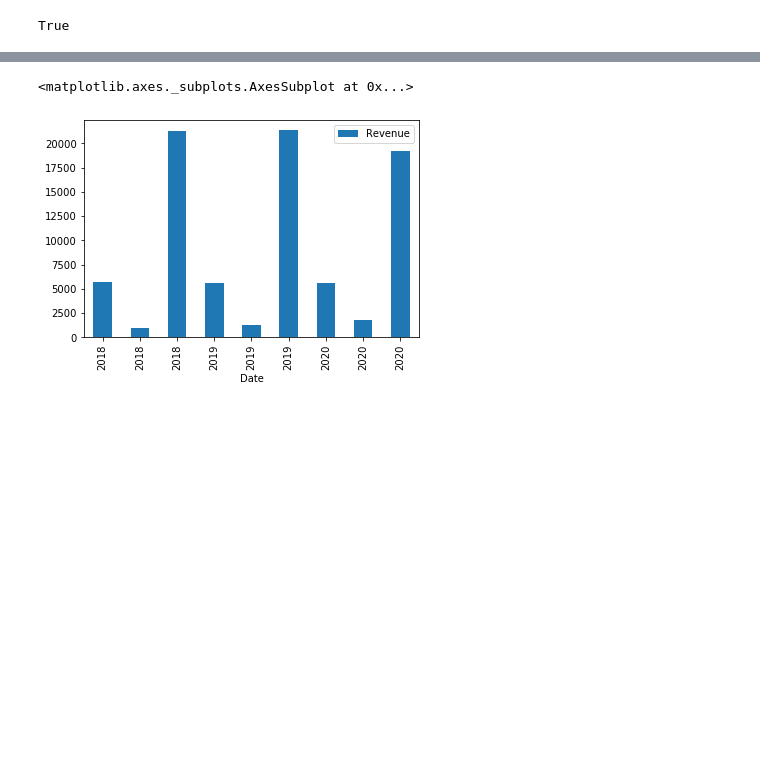
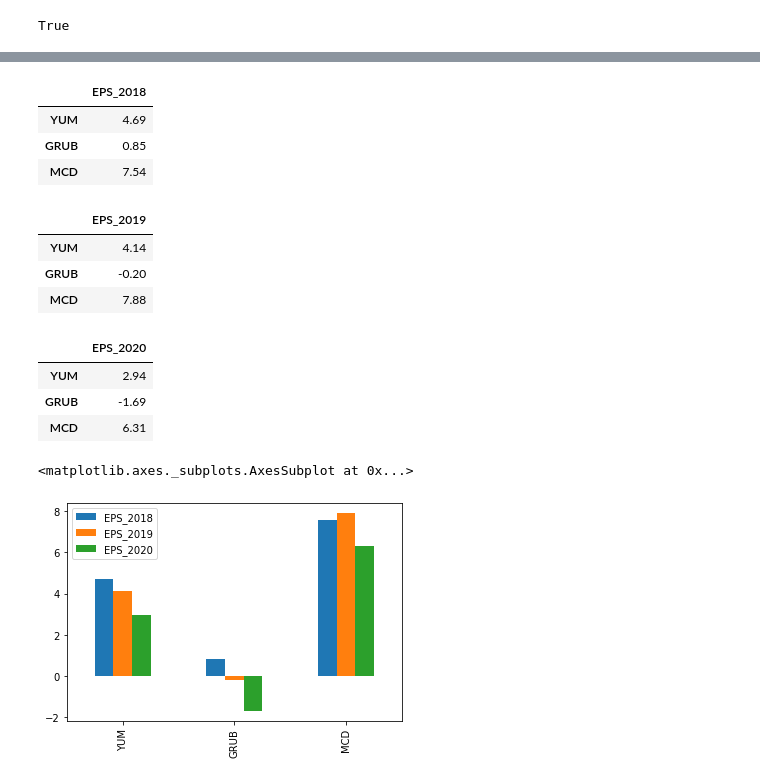
Before and after one commit to joebarry1252/Newly_Minted, a Jupyter notebook: notebooks/Samuel's Notebook/Data Analysis.ipynb, the cells around one changed output, grey strips where cells are left out. Saved outputs shown, nothing was run; the diff lists cells and outputs as text; code cells hidden in the pictures; blank space fills up the shorter version.

```diff
--- a/notebooks/Samuel's Notebook/Data Analysis.ipynb
+++ b/notebooks/Samuel's Notebook/Data Analysis.ipynb
@@ -49,8 +47,40 @@ Revenue_Data
 # %%
-Revenue_Data.plot.bar()
+#Revenue_Data.plot.bar()
-# %% [output]
-<matplotlib.axes._subplots.AxesSubplot at 0x...>
-[figure, removed]
+# %%
+eps_2018 = {"EPS_2018": [4.69, .85, 7.54]}
+eps_2019 = {"EPS_2019": [4.14, -.20, 7.88]}
+eps_2020 = {"EPS_2020": [2.94, -1.69, 6.31]}
+tickers = ["YUM", "GRUB", "MCD"]
+# %%
+EPS_2018 = pd.DataFrame(eps_2018, index = tickers)
+EPS_2018
+# %% [output]
+|  | EPS_2018 |
+| YUM | 4.69 |
+| GRUB | 0.85 |
+| MCD | 7.54 |
+# %%
+EPS_2019 = pd.DataFrame(eps_2019, index = tickers)
+EPS_2019
+# %% [output]
+|  | EPS_2019 |
+| YUM | 4.14 |
+| GRUB | -0.20 |
+| MCD | 7.88 |
+# %%
+EPS_2020 = pd.DataFrame(eps_2020, index = tickers)
+EPS_2020
+# %% [output]
+|  | EPS_2020 |
+| YUM | 2.94 |
+| GRUB | -1.69 |
+| MCD | 6.31 |
+# %%
+joined_eps = pd.concat([EPS_2018, EPS_2019, EPS_2020], axis = "columns", join = "inner")
+joined_eps.plot.bar()
+# %% [output]
+<matplotlib.axes._subplots.AxesSubplot at 0x...>
+[figure, added]
 # %%
 timeframe = "1D"
 # Set start and end datetimes between now and 3 years ago.
```
Also changed, not shown: parts of 8 cells of this notebook, 1 other file.
